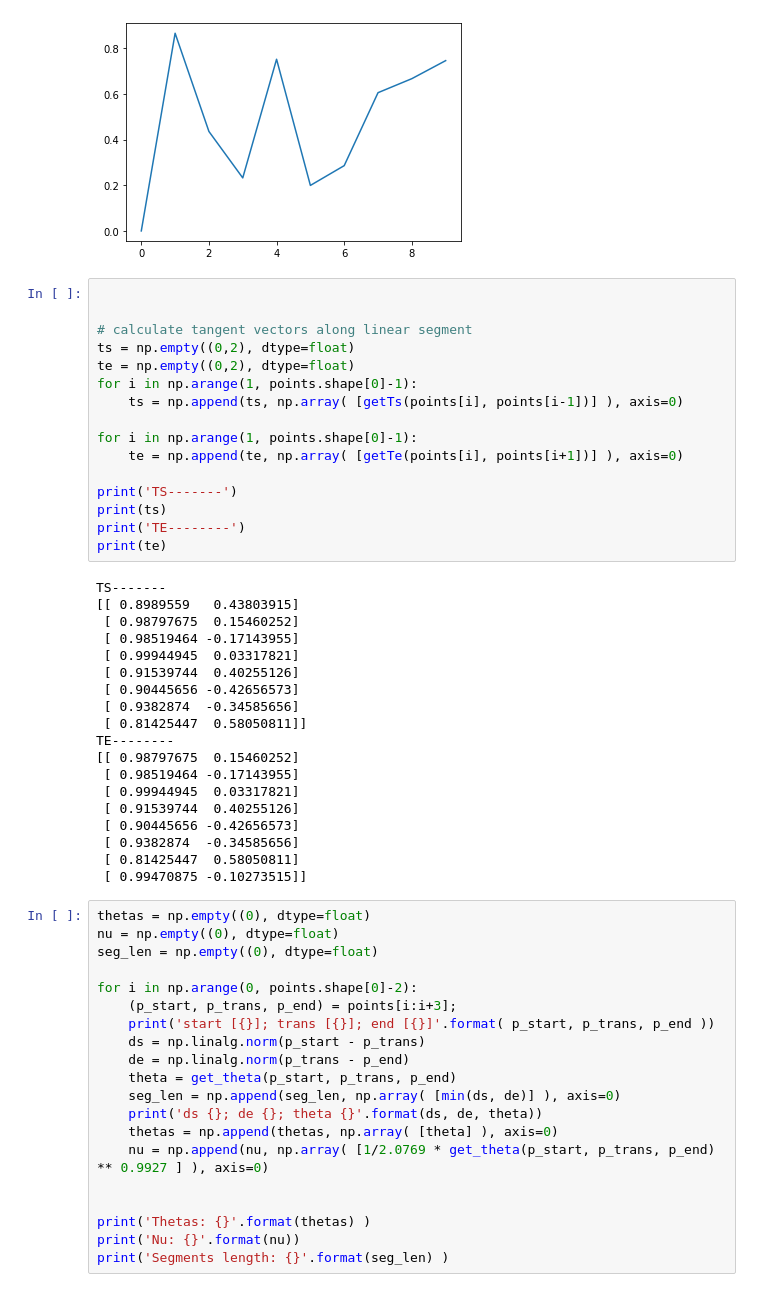
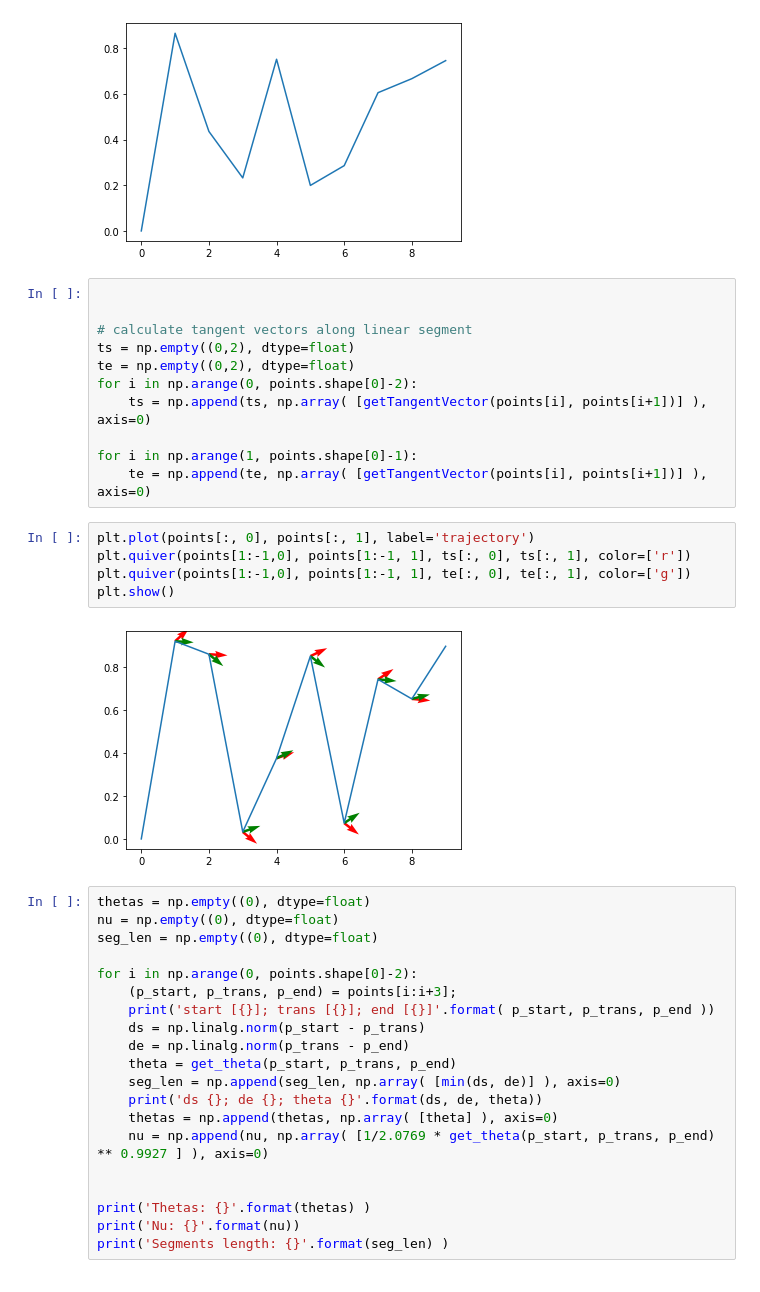
Before and after one commit to friackazoid/B5Spline, a Jupyter notebook: B5Spline.ipynb, the cells around one changed output. Cells and saved outputs as stored; diff of their text form.

```diff
--- a/B5Spline.ipynb
+++ b/B5Spline.ipynb
@@ -76,35 +76,18 @@ plt.plot(points[:, 0], points[:, 1], label='trajectory')
 # calculate tangent vectors along linear segment
 ts = np.empty((0,2), dtype=float)
 te = np.empty((0,2), dtype=float)
-for i in np.arange(1, points.shape[0]-1):
-    ts = np.append(ts, np.array( [getTs(points[i], points[i-1])] ), axis=0)
+for i in np.arange(0, points.shape[0]-2):
+    ts = np.append(ts, np.array( [getTangentVector(points[i], points[i+1])] ), axis=0)
 
 for i in np.arange(1, points.shape[0]-1):
-    te = np.append(te, np.array( [getTe(points[i], points[i+1])] ), axis=0)
-
-print('TS-------')
-print(ts)
-print('TE--------')
-print(te)
+    te = np.append(te, np.array( [getTangentVector(points[i], points[i+1])] ), axis=0)
-# %% [output]
-TS-------
-[[ 0.8989559   0.43803915]
- [ 0.98797675  0.15460252]
- [ 0.98519464 -0.17143955]
- [ 0.99944945  0.03317821]
- [ 0.91539744  0.40255126]
- [ 0.90445656 -0.42656573]
- [ 0.9382874  -0.34585656]
- [ 0.81425447  0.58050811]]
-TE--------
-[[ 0.98797675  0.15460252]
- [ 0.98519464 -0.17143955]
- [ 0.99944945  0.03317821]
- [ 0.91539744  0.40255126]
- [ 0.90445656 -0.42656573]
- [ 0.9382874  -0.34585656]
- [ 0.81425447  0.58050811]
- [ 0.99470875 -0.10273515]]
+# %%
+plt.plot(points[:, 0], points[:, 1], label='trajectory')
+plt.quiver(points[1:-1,0], points[1:-1, 1], ts[:, 0], ts[:, 1], color=['r'])
+plt.quiver(points[1:-1,0], points[1:-1, 1], te[:, 0], te[:, 1], color=['g'])
+plt.show()
+# %% [output]
+[figure, added]
 # %%
 thetas = np.empty((0), dtype=float)
 nu = np.empty((0), dtype=float)
```
